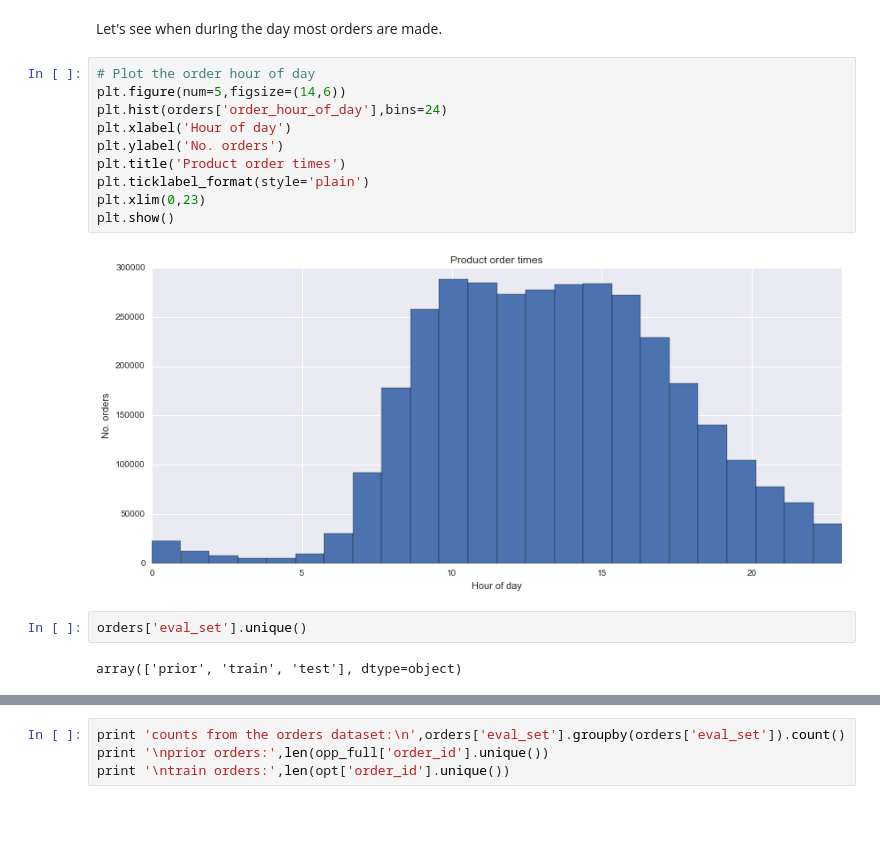
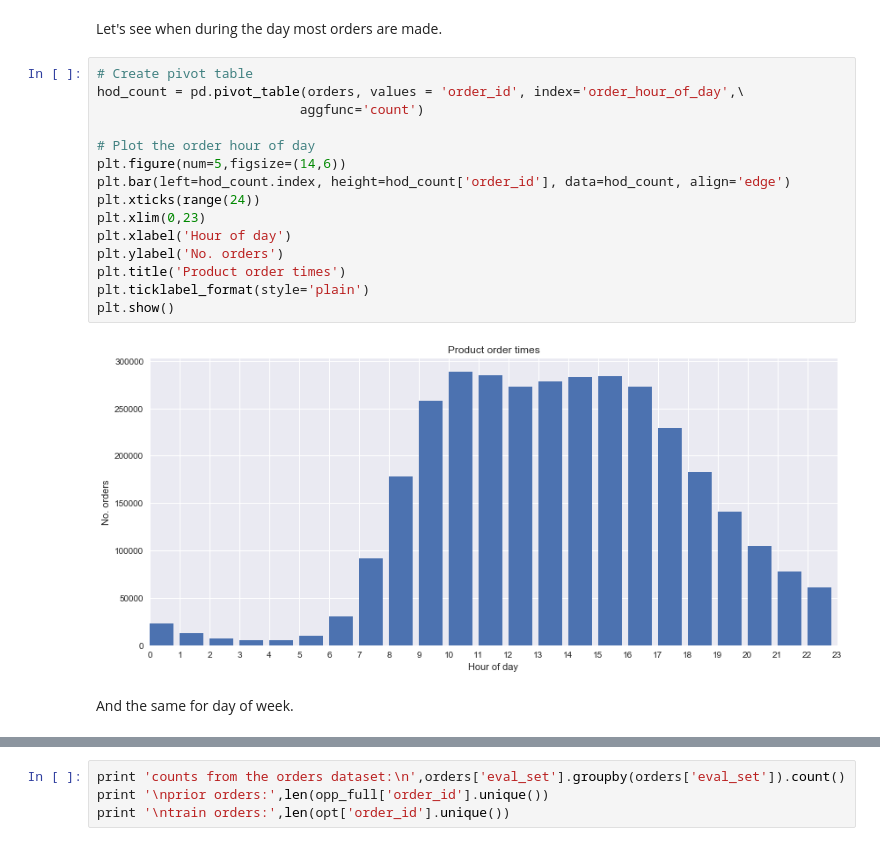
Before and after one commit to Harikant1707/kaggle_instacart, a Jupyter notebook: data_exploration.ipynb, the cells around one changed output, grey strips where cells are left out. Saved outputs shown, nothing was run; the diff lists cells and outputs as text; blank space fills up the shorter version.

```diff
--- a/data_exploration.ipynb
+++ b/data_exploration.ipynb
@@ -360,18 +363,21 @@ orders.head()
 # %% [markdown]
 Let's see when during the day most orders are made.
 # %%
+# Create pivot table
+hod_count = pd.pivot_table(orders, values = 'order_id', index='order_hour_of_day',\
+                          aggfunc='count')
+
 # Plot the order hour of day
 plt.figure(num=5,figsize=(14,6))
-plt.hist(orders['order_hour_of_day'],bins=24)
+plt.bar(left=hod_count.index, height=hod_count['order_id'], data=hod_count, align='edge')
+plt.xticks(range(24))
+plt.xlim(0,23)
 plt.xlabel('Hour of day')
 plt.ylabel('No. orders')
 plt.title('Product order times')
 plt.ticklabel_format(style='plain')
-plt.xlim(0,23)
 plt.show()
 # %% [output]
-[figure, old version]
+[figure, new version]
-# %%
-orders['eval_set'].unique()
-# %% [output]
-array(['prior', 'train', 'test'], dtype=object)
+# %% [markdown]
+And the same for day of week.
```
Also changed, not shown: parts of 32 cells of this notebook.
